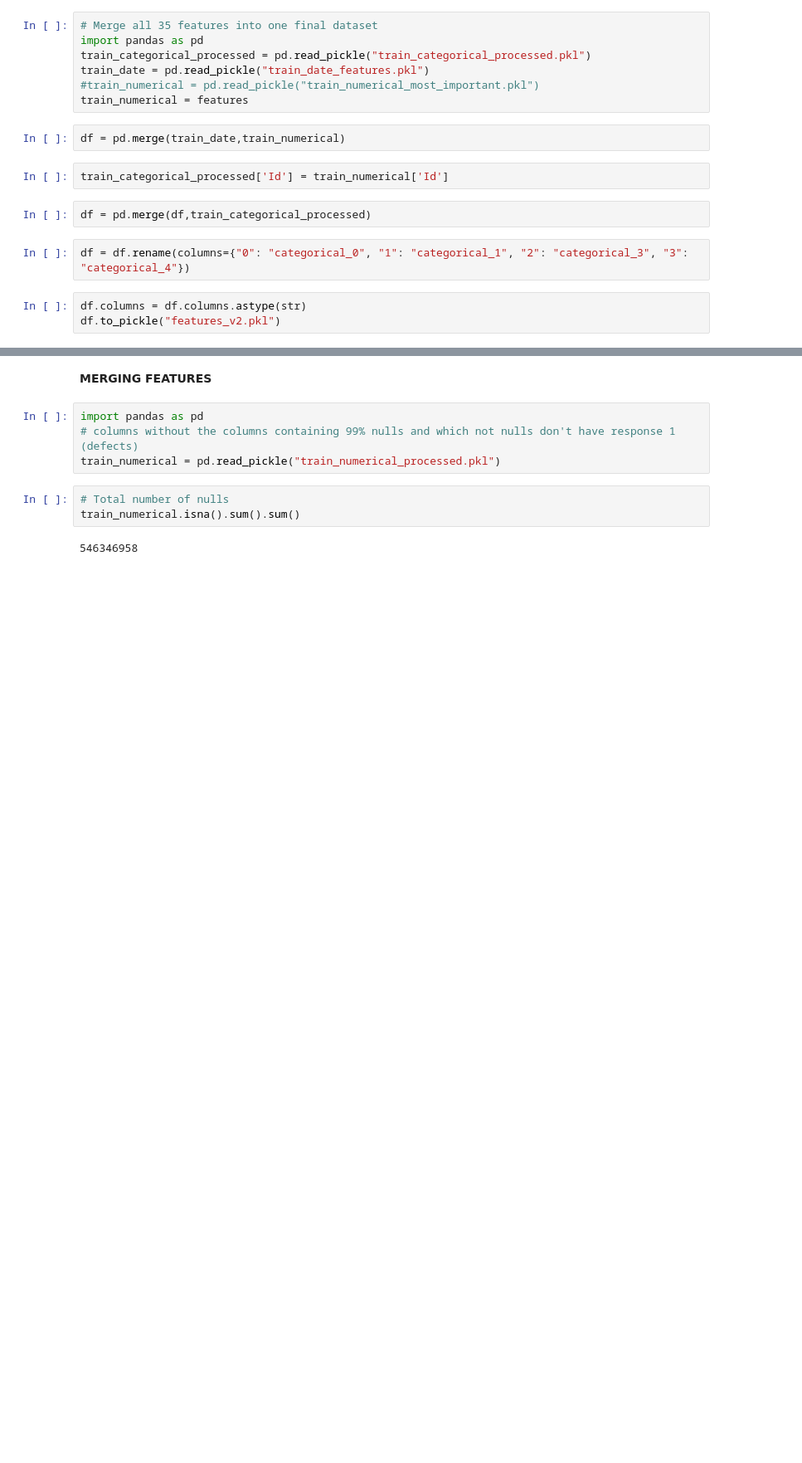
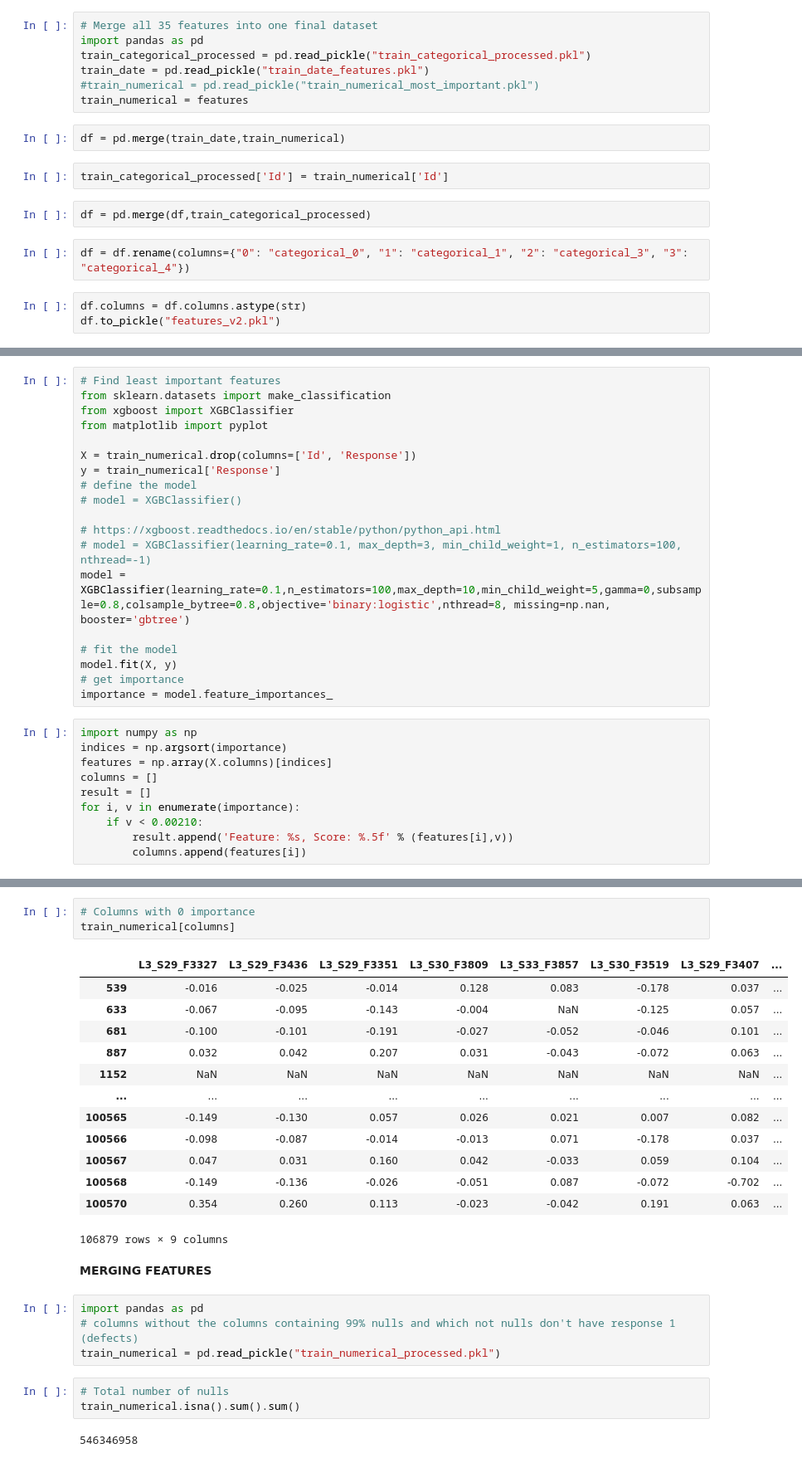
Before and after one commit to DraganaNikolova/AnomalyDetection, a Jupyter notebook: Preprocessing.ipynb, the cells around one changed output, grey strips where cells are left out. Shown: that part at 83% size. Saved outputs shown, nothing was run; the diff lists cells and outputs as text; blank space fills up the shorter version.

```diff
--- a/Preprocessing.ipynb
+++ b/Preprocessing.ipynb
@@ -948,0 +997,29 @@ df.to_pickle("features_v2.pkl")
+# %%
+# Find least important features
+from sklearn.datasets import make_classification
+from xgboost import XGBClassifier
+from matplotlib import pyplot
+
+X = train_numerical.drop(columns=['Id', 'Response'])
+y = train_numerical['Response']
+# define the model
+# model = XGBClassifier()
+
+# https://xgboost.readthedocs.io/en/stable/python/python_api.html
+# model = XGBClassifier(learning_rate=0.1, max_depth=3, min_child_weight=1, n_estimators=100, nthread=-1)
+model = XGBClassifier(learning_rate=0.1,n_estimators=100,max_depth=10,min_child_weight=5,gamma=0,subsample=0.8,colsample_bytree=0.8,objective='binary:logistic',nthread=8, missing=np.nan, booster='gbtree')
+
+# fit the model
+model.fit(X, y)
+# get importance
+importance = model.feature_importances_
+# %%
+import numpy as np
+indices = np.argsort(importance)
+features = np.array(X.columns)[indices]
+columns = []
+result = []
+for i, v in enumerate(importance):
+    if v < 0.00210:
+        result.append('Feature: %s, Score: %.5f' % (features[i],v))
+        columns.append(features[i])
@@ -949,3 +1038,20 @@ df.to_pickle("features_v2.pkl")
+# %%
+# Columns with 0 importance
+train_numerical[columns]
+# %% [output]
+|  | L3_S29_F3327 | L3_S29_F3436 | L3_S29_F3351 | L3_S30_F3809 | L3_S33_F3857 | L3_S30_F3519 | L3_S29_F3407 | ... |
+| 539 | -0.016 | -0.025 | -0.014 | 0.128 | 0.083 | -0.178 | 0.037 | ... |
+| 633 | -0.067 | -0.095 | -0.143 | -0.004 | NaN | -0.125 | 0.057 | ... |
+| 681 | -0.100 | -0.101 | -0.191 | -0.027 | -0.052 | -0.046 | 0.101 | ... |
+| 887 | 0.032 | 0.042 | 0.207 | 0.031 | -0.043 | -0.072 | 0.063 | ... |
+| 1152 | NaN | NaN | NaN | NaN | NaN | NaN | NaN | ... |
+| ... | ... | ... | ... | ... | ... | ... | ... | ... |
+| 100565 | -0.149 | -0.130 | 0.057 | 0.026 | 0.021 | 0.007 | 0.082 | ... |
+| 100566 | -0.098 | -0.087 | -0.014 | -0.013 | 0.071 | -0.178 | 0.037 | ... |
+| 100567 | 0.047 | 0.031 | 0.160 | 0.042 | -0.033 | 0.059 | 0.104 | ... |
+| 100568 | -0.149 | -0.136 | -0.026 | -0.051 | 0.087 | -0.072 | -0.702 | ... |
+| 100570 | 0.354 | 0.260 | 0.113 | -0.023 | -0.042 | 0.191 | 0.063 | ... |
+106879 rows × 9 columns
 # %% [markdown]
 <b>MERGING FEATURES</b>
 # %%
```
Also changed, not shown: parts of 15 cells of this notebook.
